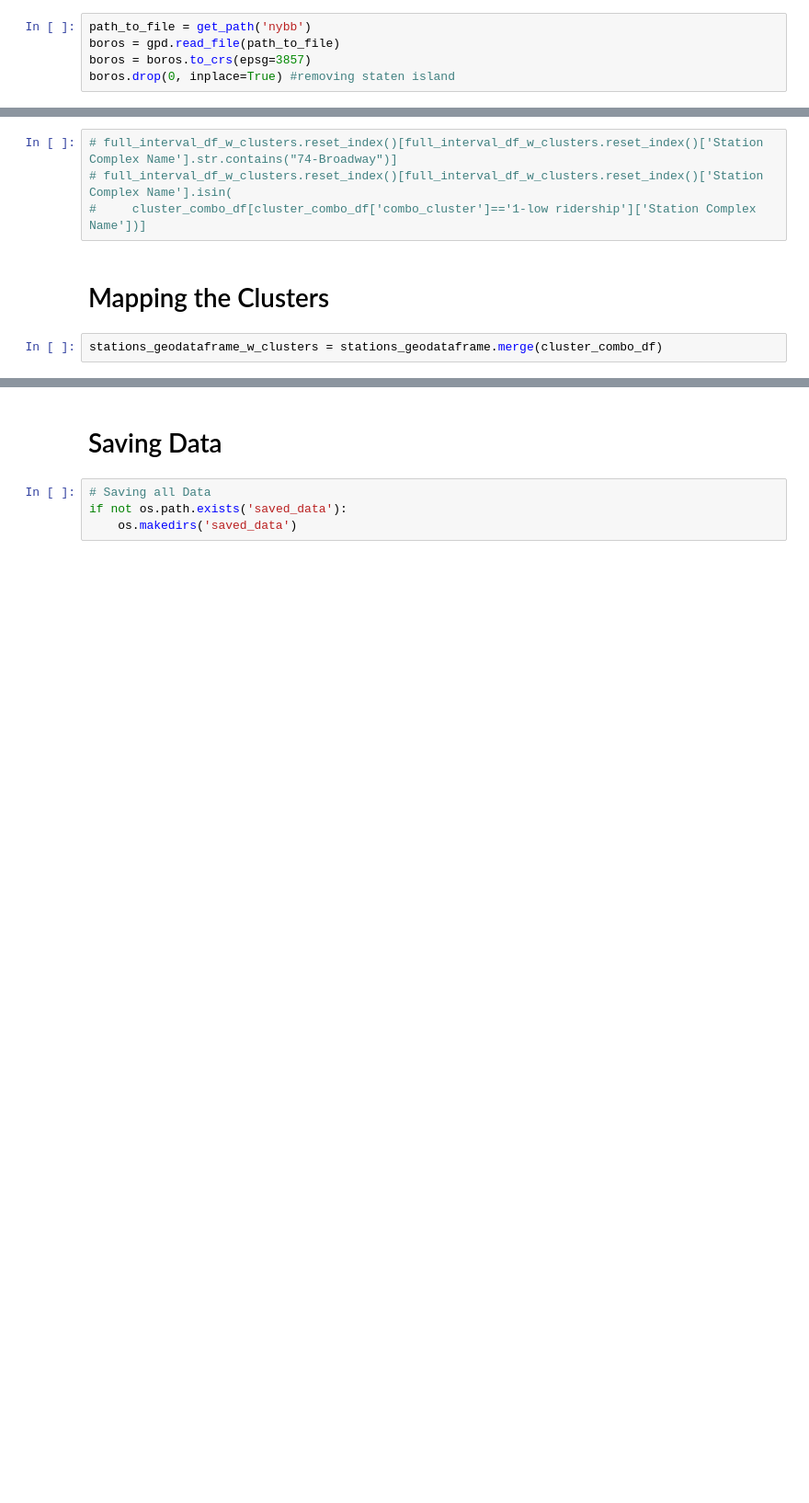
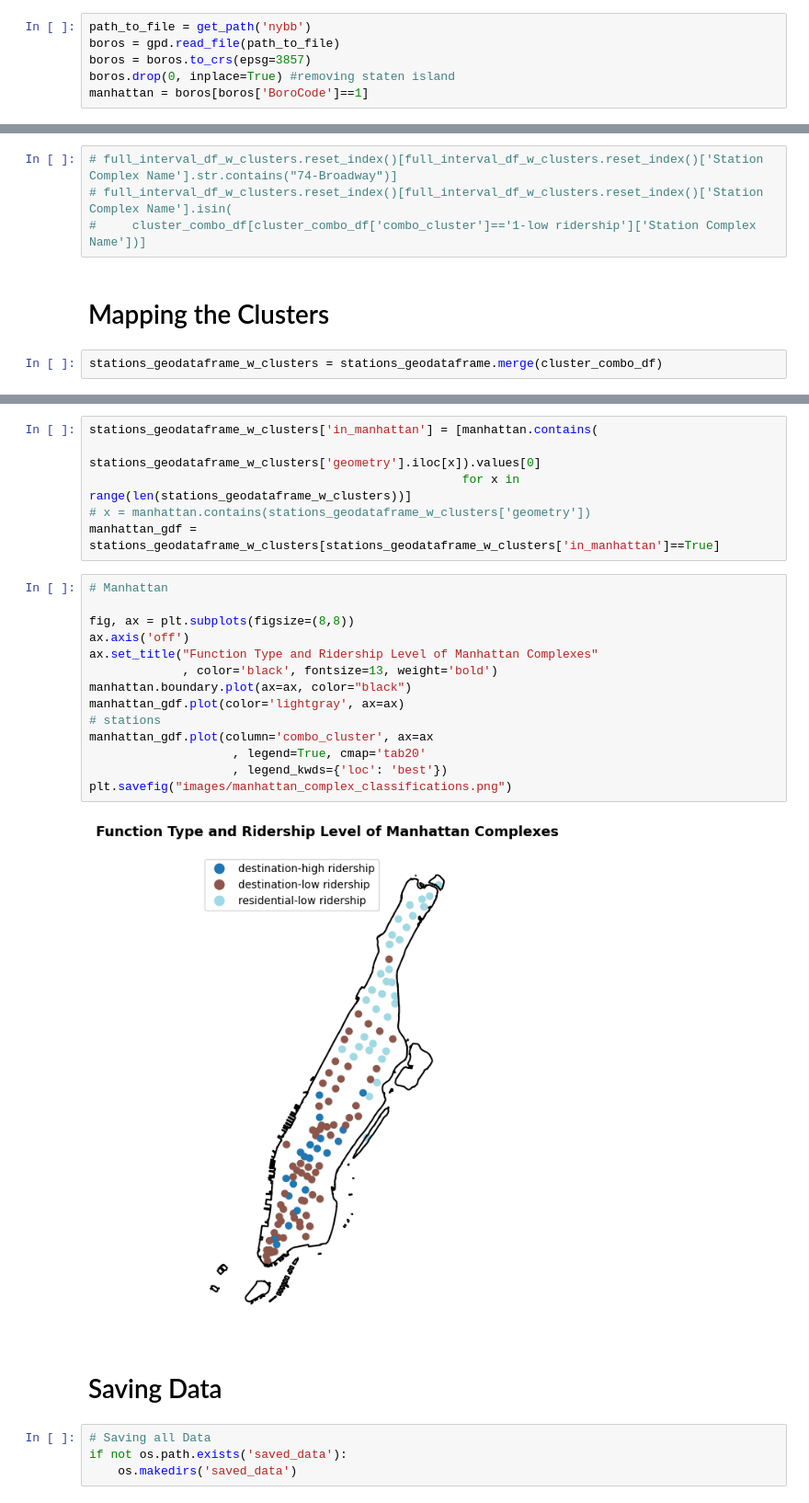
Before and after one commit to gregfeliu/Origin-Destination-Analysis, a Jupyter notebook: O-D_analysis_mapping.ipynb, the cells around one changed output, grey strips where cells are left out. Shown at 92% size. Drawn from its saved outputs; the diff is of its cells as text; blank space fills up the shorter version.

```diff
--- a/O-D_analysis_mapping.ipynb
+++ b/O-D_analysis_mapping.ipynb
@@ -135,6 +135,7 @@ path_to_file = get_path('nybb')
 boros = gpd.read_file(path_to_file)
 boros = boros.to_crs(epsg=3857)
 boros.drop(0, inplace=True) #removing staten island
+manhattan = boros[boros['BoroCode']==1]
 # %%
 stations_geodataframe = gpd.GeoDataFrame(station_names_df
                                         , geometry=gpd.points_from_xy(station_names_df['Longitude']
@@ -301,3 +330,25 @@ stations_geodataframe_w_clusters.plot(column='combo_cluster', ax=ax
+# %%
+stations_geodataframe_w_clusters['in_manhattan'] = [manhattan.contains(
+                                                    stations_geodataframe_w_clusters['geometry'].iloc[x]).values[0]
+                                                    for x in range(len(stations_geodataframe_w_clusters))]
+# x = manhattan.contains(stations_geodataframe_w_clusters['geometry'])
+manhattan_gdf = stations_geodataframe_w_clusters[stations_geodataframe_w_clusters['in_manhattan']==True]
+# %%
+# Manhattan
+
+fig, ax = plt.subplots(figsize=(8,8))
+ax.axis('off')
+ax.set_title("Function Type and Ridership Level of Manhattan Complexes"
+             , color='black', fontsize=13, weight='bold')
+manhattan.boundary.plot(ax=ax, color="black")
+manhattan_gdf.plot(color='lightgray', ax=ax)
+# stations
+manhattan_gdf.plot(column='combo_cluster', ax=ax
+                    , legend=True, cmap='tab20'
+                    , legend_kwds={'loc': 'best'})
+plt.savefig("images/manhattan_complex_classifications.png")
+# %% [output]
+[figure, added]
 # %% [markdown]
 # Saving Data
 # %%
```
Also changed, not shown: parts of 10 cells of this notebook, 6 other files.
